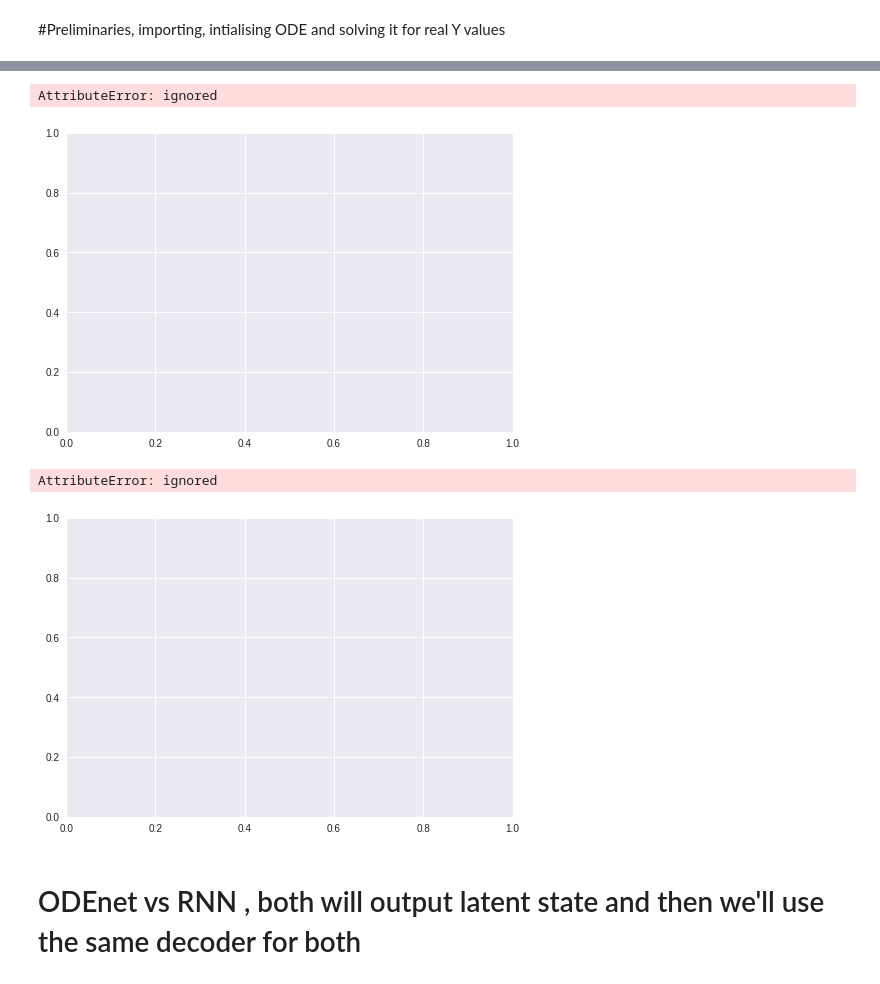
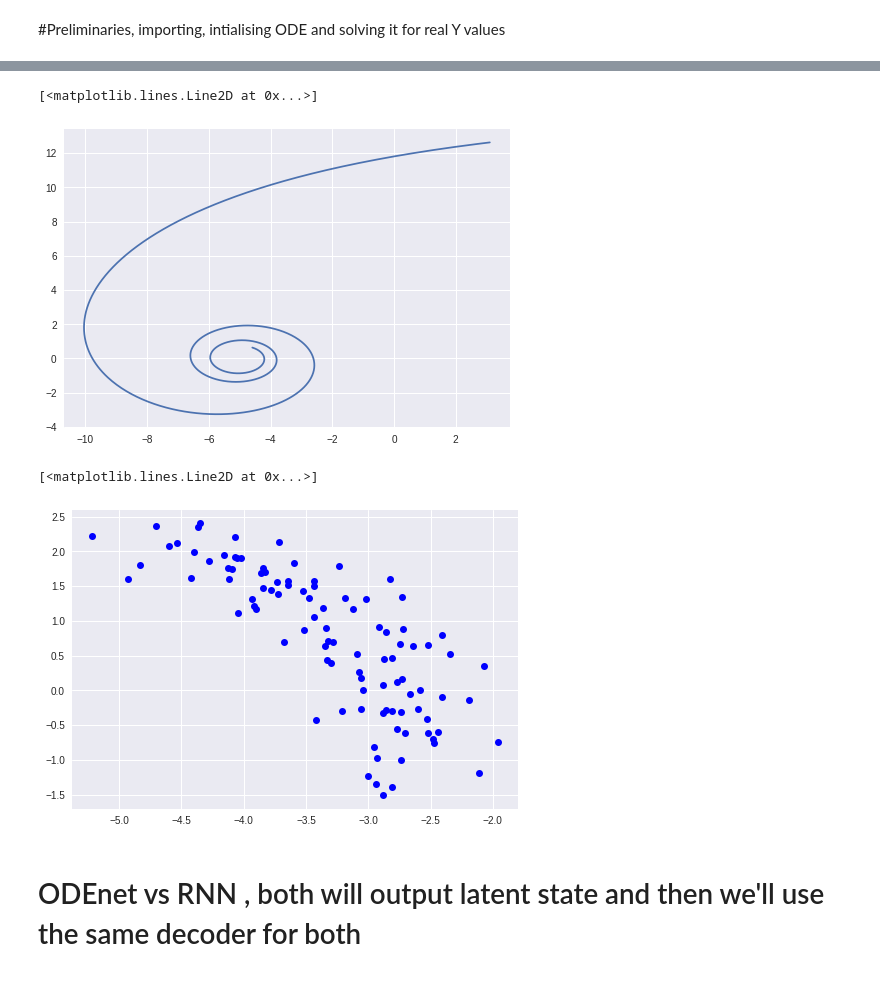
Before and after one commit to PranavMahajan25/Neural-ODE, a Jupyter notebook: ODEnet_LatentSpace.ipynb, the cells around one changed output, grey strips where cells are left out. Drawn from its saved outputs; the diff is of its cells as text; code cells hidden in the pictures.

Commit message:
Fixed train error

```diff
--- a/ODEnet_LatentSpace.ipynb
+++ b/ODEnet_LatentSpace.ipynb
@@ -132,13 +139,13 @@ tensor([ 6.5729, -1.0412], device='cuda:0')
 # %%
-plt.plot(orig_trajs[8,:, 0], orig_trajs[1,:, 1], label='sampled') #1000 datapoints
+plt.plot(orig_trajs[9,:, 0], orig_trajs[9,:, 1], label='sampled') #1000 datapoints
 # %% [output]
-AttributeError: ignored
+[<matplotlib.lines.Line2D at 0x...>]
-[figure, old version]
+[figure, new version]
 # %%
-plt.plot(samp_trajs[9,:, 0], samp_trajs[1,:, 1],'bo', label='sampled') #100 data points, some random subset of orig_trajs with noise added
+plt.plot(samp_trajs[9,:, 0], samp_trajs[9,:, 1],'bo', label='sampled') #100 data points, some random subset of orig_trajs with noise added
 # %% [output]
-AttributeError: ignored
+[<matplotlib.lines.Line2D at 0x...>]
-[figure, old version]
+[figure, new version]
 # %% [markdown]
 # ODEnet vs RNN , both will output latent state and then we'll use the same decoder for both
 # %%
```
Also changed, not shown: parts of 11 cells of this notebook.
